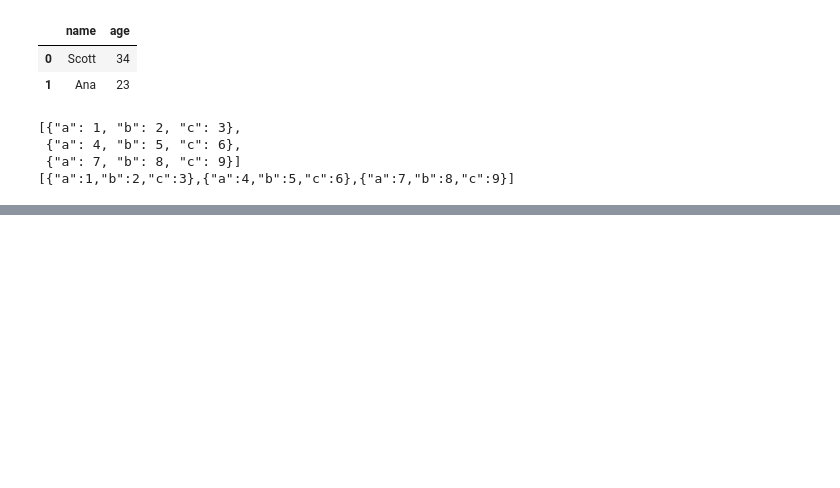
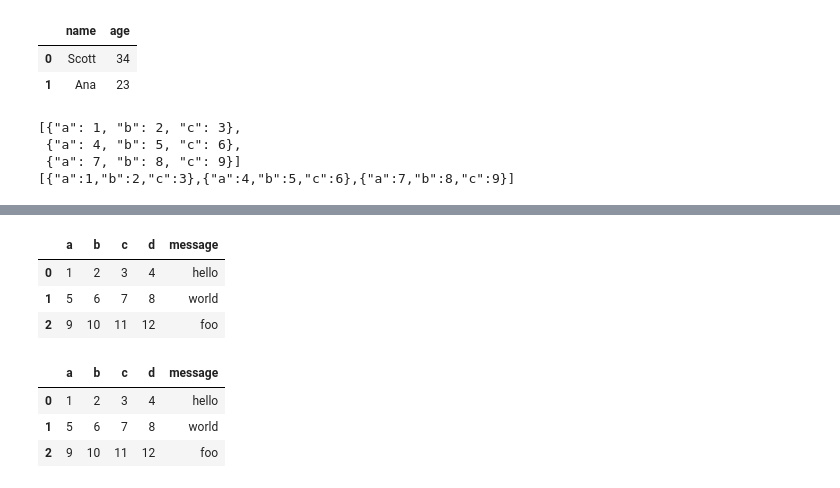
Before and after one commit to daniel22b/Mini_projekty, a Jupyter notebook: pandaJupyter.ipynb, the cells around one changed output, grey strips where cells are left out. Drawn from its saved outputs; the diff is of its cells as text; code cells hidden in the pictures; blank space fills up the shorter version.

```diff
--- a/pandaJupyter.ipynb
+++ b/pandaJupyter.ipynb
@@ -462,0 +543,19 @@ data.to_json(sys.stdout, orient="records")
+# %%
+frame = pd.read_csv("przykłady/ex1.csv")
+
+frame.to_pickle('przykłady/frame_pickle')
+pd.read_pickle("przykłady/frame_pickle")
+# %% [output]
+|  | a | b | c | d | message |
+| 0 | 1 | 2 | 3 | 4 | hello |
+| 1 | 5 | 6 | 7 | 8 | world |
+| 2 | 9 | 10 | 11 | 12 | foo |
+# %%
+xlsx = pd.ExcelFile('przykłady/ex1.xlsx')
+xlsx.sheet_names
+xlsx.parse(sheet_name='Sheet1',index_col=0)
+# %% [output]
+|  | a | b | c | d | message |
+| 0 | 1 | 2 | 3 | 4 | hello |
+| 1 | 5 | 6 | 7 | 8 | world |
+| 2 | 9 | 10 | 11 | 12 | foo |
```
Also changed, not shown: parts of 5 cells of this notebook.
